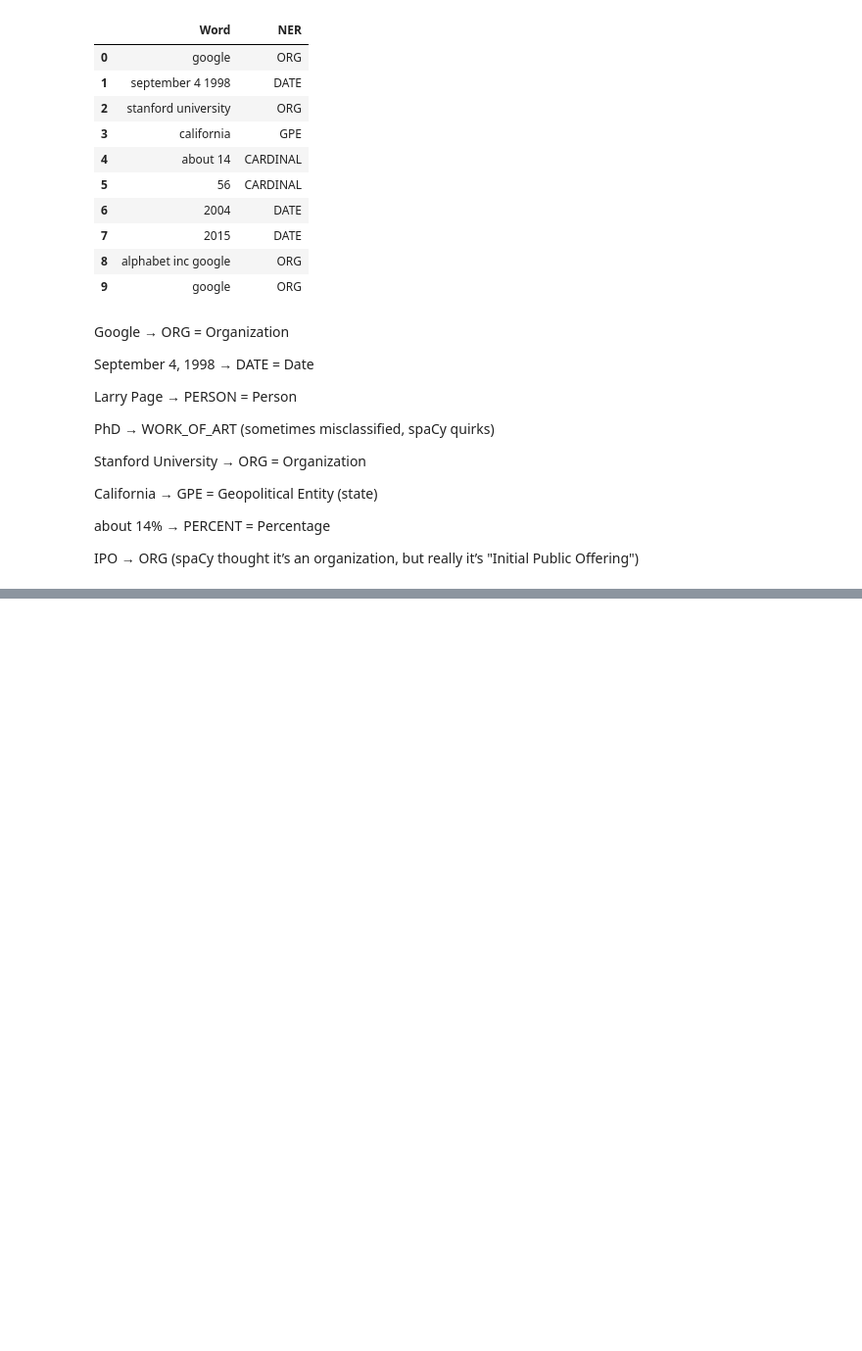
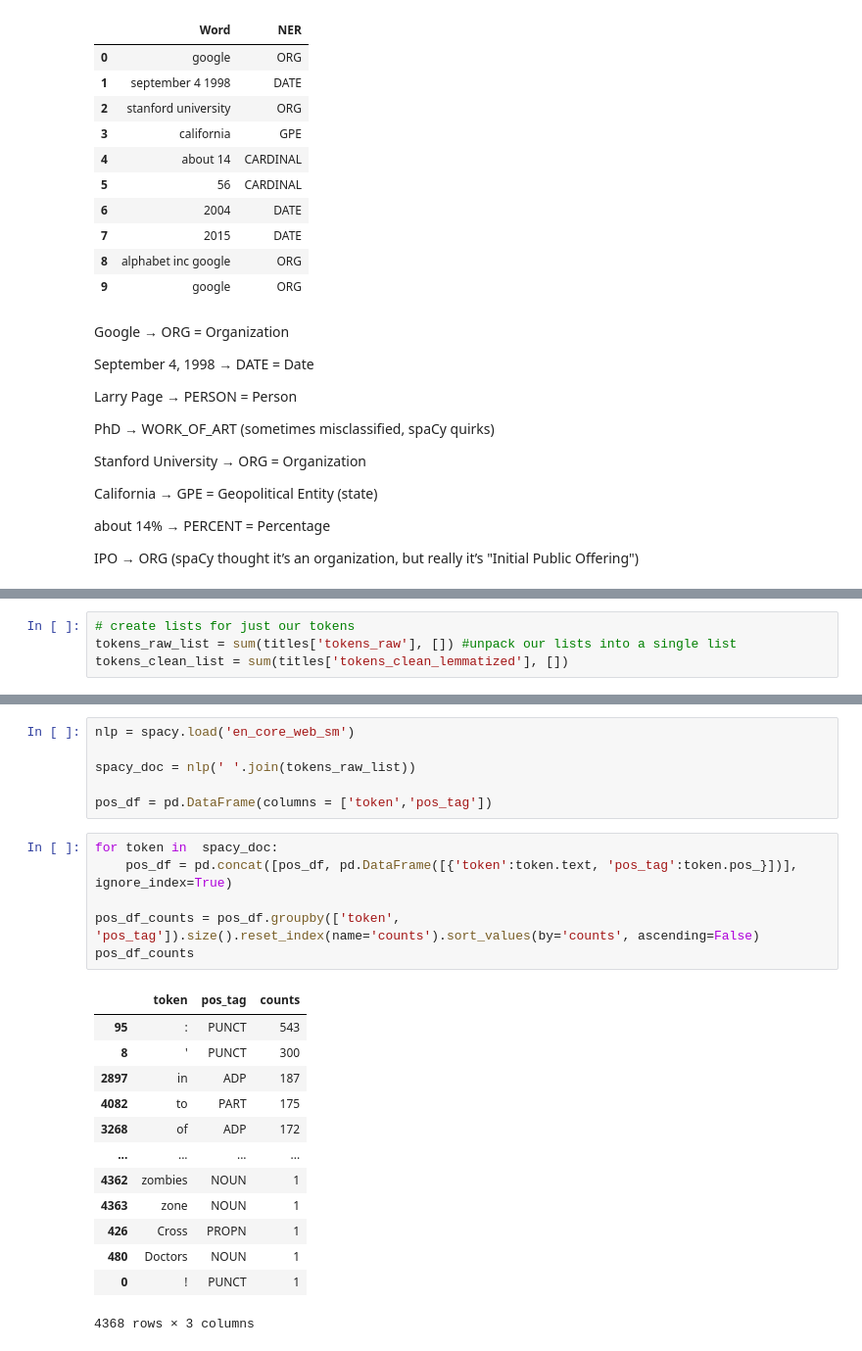
Before and after one commit to SurajSG23/Natural-Language-Processing, a Jupyter notebook: Module-2.ipynb, the cells around one changed output, grey strips where cells are left out. Shown at 98% size. Cells and saved outputs as stored; diff of their text form; blank space fills up the shorter version.

```diff
--- a/Module-2.ipynb
+++ b/Module-2.ipynb
@@ -185,0 +275,4 @@ IPO → ORG (spaCy thought it’s an organization, but really it’s "Initial Pu
+# %%
+# create lists for just our tokens
+tokens_raw_list = sum(titles['tokens_raw'], []) #unpack our lists into a single list
+tokens_clean_list = sum(titles['tokens_clean_lemmatized'], [])
@@ -185,0 +281,26 @@ IPO → ORG (spaCy thought it’s an organization, but really it’s "Initial Pu
+# %%
+nlp = spacy.load('en_core_web_sm')
+
+spacy_doc = nlp(' '.join(tokens_raw_list))
+
+pos_df = pd.DataFrame(columns = ['token','pos_tag'])
+# %%
+for token in  spacy_doc:
+    pos_df = pd.concat([pos_df, pd.DataFrame([{'token':token.text, 'pos_tag':token.pos_}])], ignore_index=True)
+
+pos_df_counts = pos_df.groupby(['token', 'pos_tag']).size().reset_index(name='counts').sort_values(by='counts', ascending=False)
+pos_df_counts
+# %% [output]
+|  | token | pos_tag | counts |
+| 95 | : | PUNCT | 543 |
+| 8 | ' | PUNCT | 300 |
+| 2897 | in | ADP | 187 |
+| 4082 | to | PART | 175 |
+| 3268 | of | ADP | 172 |
+| ... | ... | ... | ... |
+| 4362 | zombies | NOUN | 1 |
+| 4363 | zone | NOUN | 1 |
+| 426 | Cross | PROPN | 1 |
+| 480 | Doctors | NOUN | 1 |
+| 0 | ! | PUNCT | 1 |
+4368 rows × 3 columns
```
Also changed, not shown: parts of 17 cells of this notebook.
